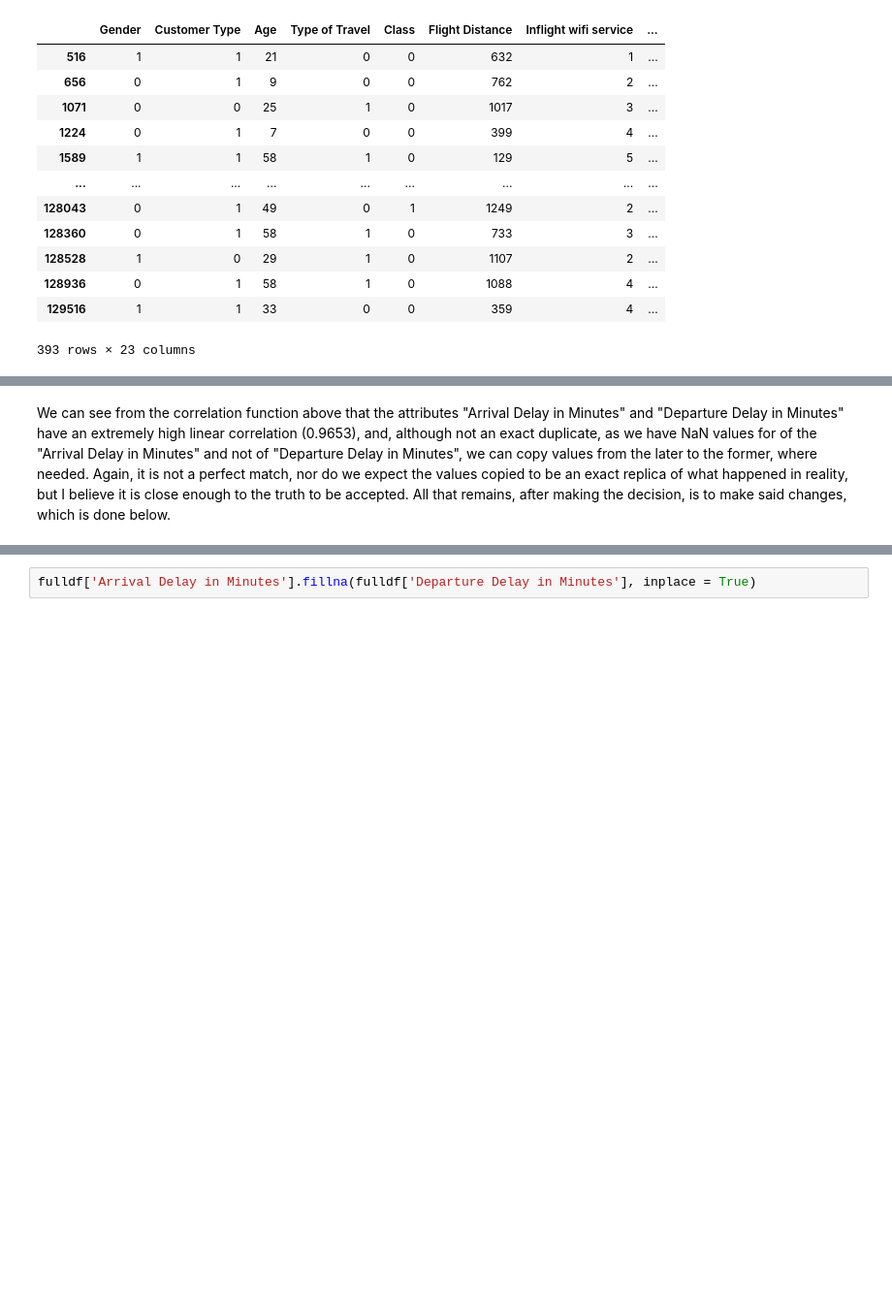
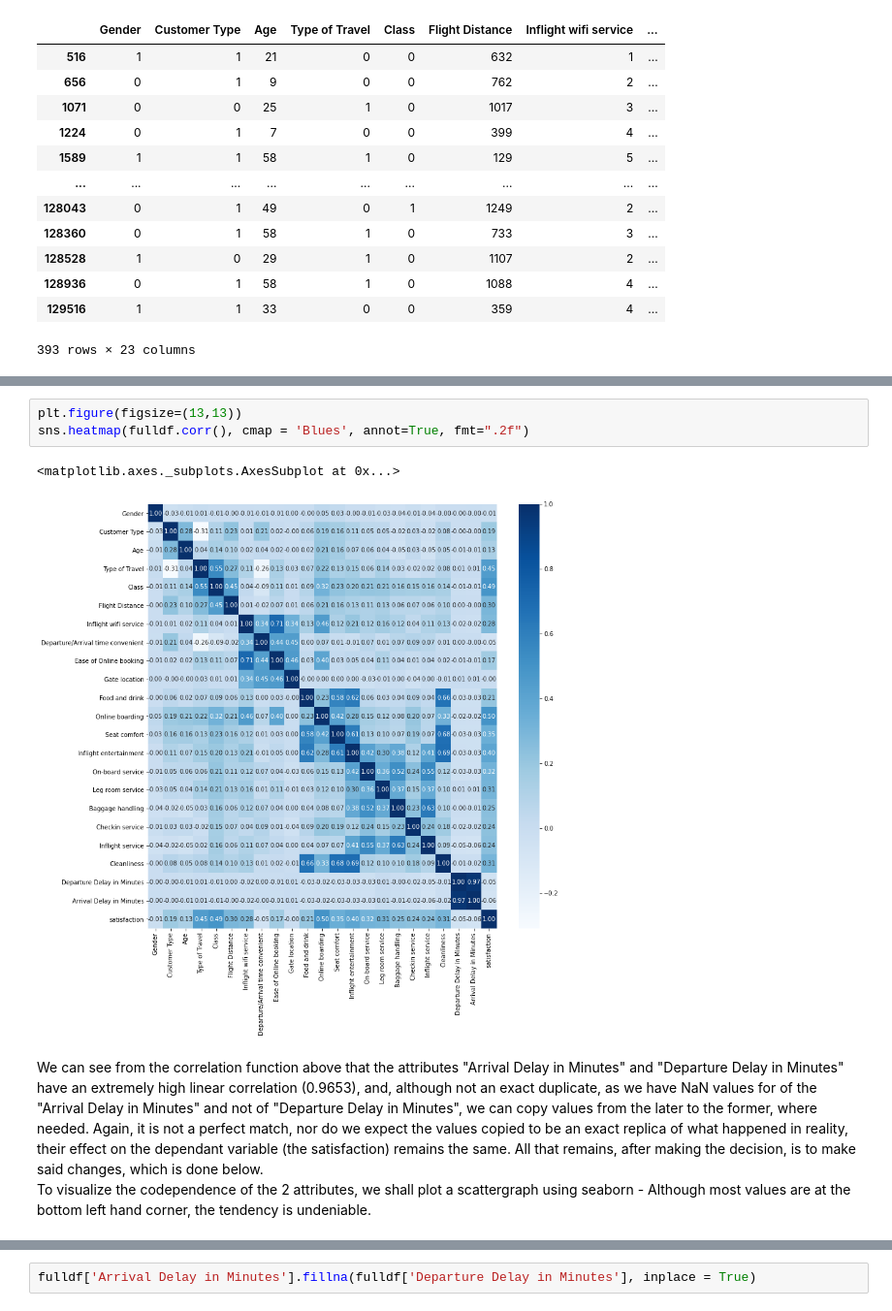
Before and after one commit to appeldaniel1998/Intro-to-Data-Sciences-Final-Project, a Jupyter notebook: Airline Satisfaction - Classification.ipynb, the cells around one changed output, grey strips where cells are left out. Shown: that part at 97% size. Drawn from its saved outputs; the diff is of its cells as text; blank space fills up the shorter version.

Commit message:
Finished editing the 2 datasets + visualization
Finished editing the 2 datasets and visualization. Pending review and reread

```diff
--- a/Airline Satisfaction - Classification.ipynb
+++ b/Airline Satisfaction - Classification.ipynb
@@ -205,2 +187,9 @@ fulldf.corr() # correlation of each attribute with the other
+# %%
+plt.figure(figsize=(13,13))
+sns.heatmap(fulldf.corr(), cmap = 'Blues', annot=True, fmt=".2f")
+# %% [output]
+<matplotlib.axes._subplots.AxesSubplot at 0x...>
+[figure, added]
 # %% [markdown]
-We can see from the correlation function above that the attributes "Arrival Delay in Minutes" and "Departure Delay in Minutes" have an extremely high linear correlation (0.9653), and, although not an exact duplicate, as we have NaN values for of the "Arrival Delay in Minutes" and not of "Departure Delay in Minutes", we can copy values from the later to the former, where needed. Again, it is not a perfect match, nor do we expect the values copied to be an exact replica of what happened in reality, but I believe it is close enough to the truth to be accepted. All that remains, after making the decision, is to make said changes, which is done below.
+We can see from the correlation function above that the attributes "Arrival Delay in Minutes" and "Departure Delay in Minutes" have an extremely high linear correlation (0.9653), and, although not an exact duplicate, as we have NaN values for of the "Arrival Delay in Minutes" and not of "Departure Delay in Minutes", we can copy values from the later to the former, where needed. Again, it is not a perfect match, nor do we expect the values copied to be an exact replica of what happened in reality, their effect on the dependant variable (the satisfaction) remains the same. All that remains, after making the decision, is to make said changes, which is done below.<br>
+To visualize the codependence of the 2 attributes, we shall plot a scattergraph using seaborn - Although most values are at the bottom left hand corner, the tendency is undeniable.
```
Also changed, not shown: parts of 36 cells of this notebook, 1 other file.
